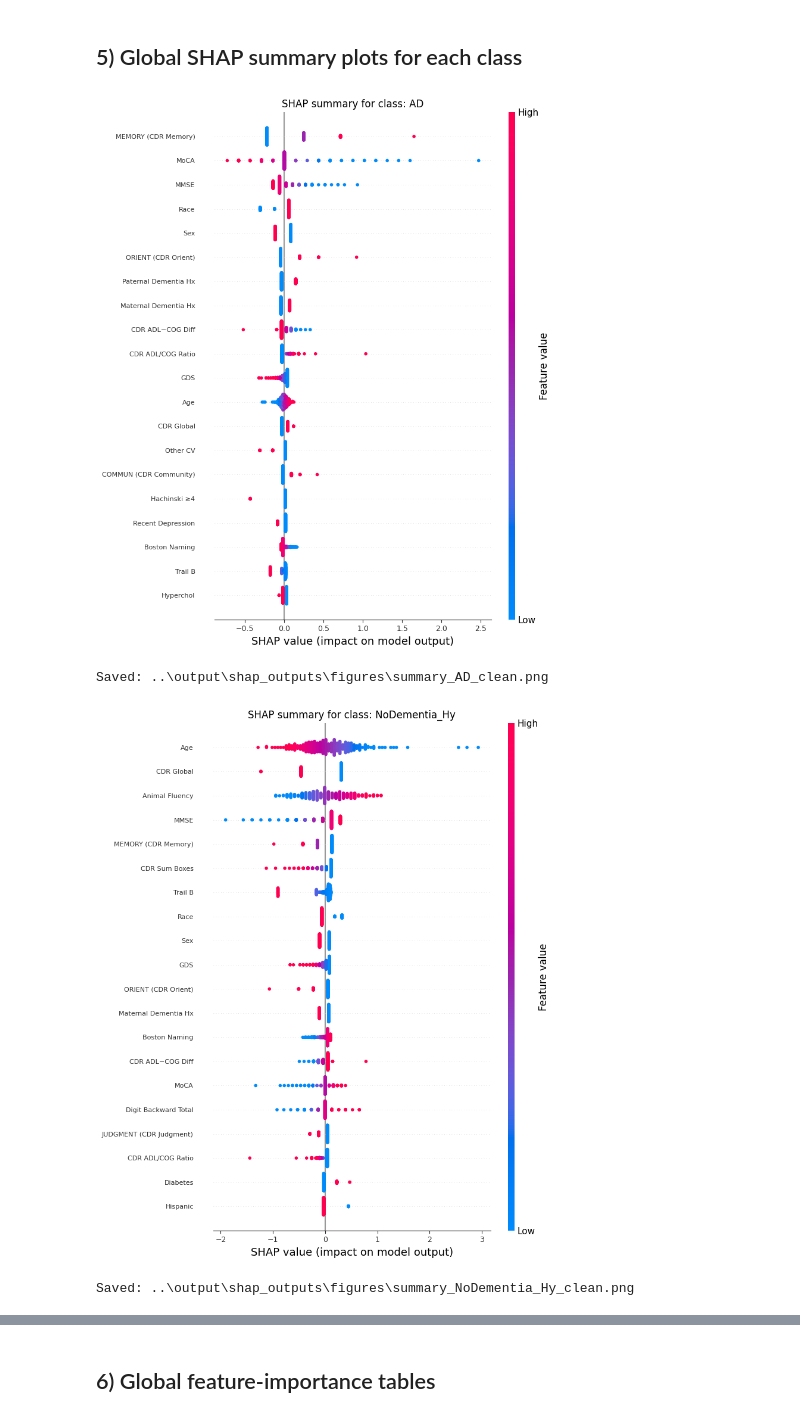
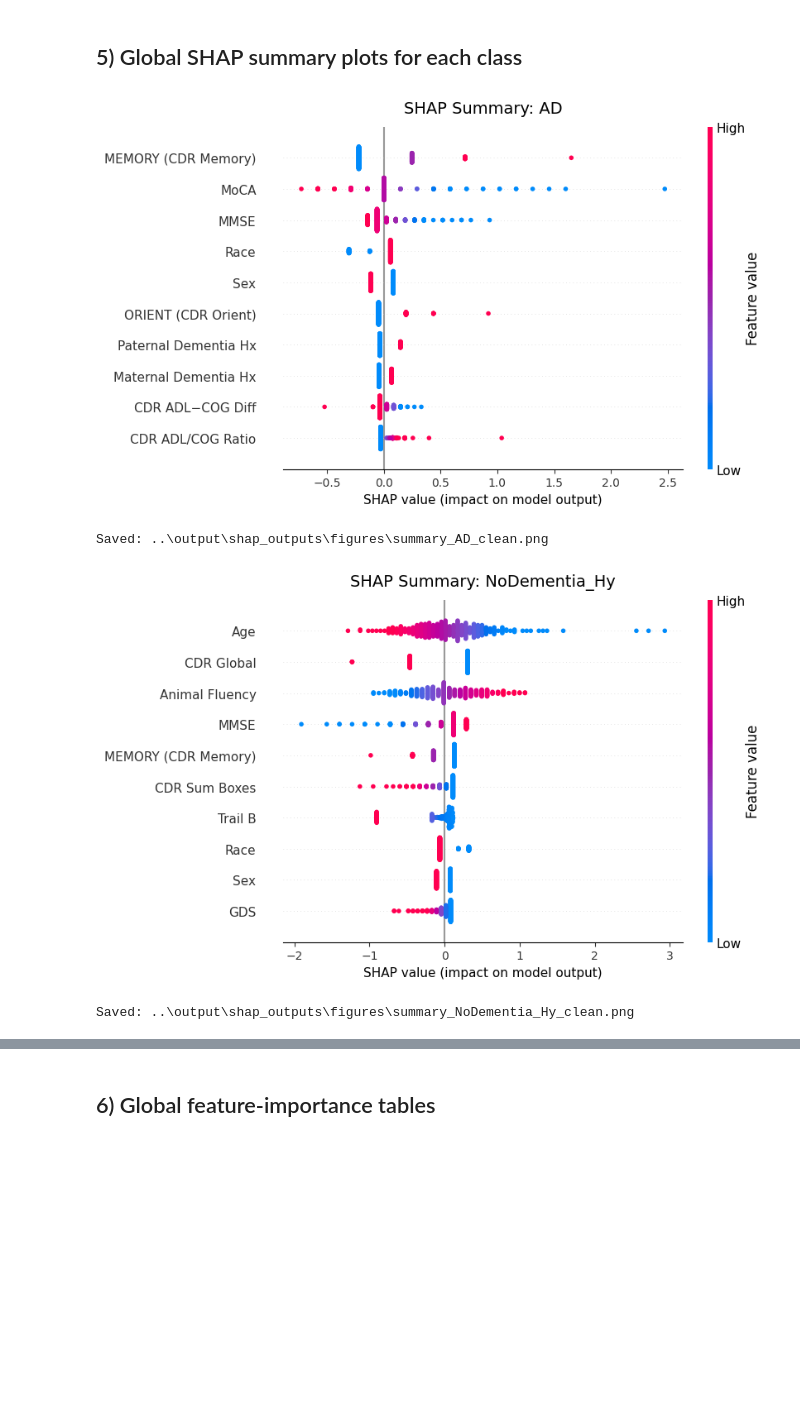
Before and after one commit to MihikaRanj/naccproject, a Jupyter notebook: src/05_shap_explainability_final_model.ipynb, the cells around one changed output, grey strips where cells are left out. Cells and saved outputs as stored; diff of their text form; code cells hidden in the pictures; blank space fills up the shorter version.

```diff
--- a/src/05_shap_explainability_final_model.ipynb
+++ b/src/05_shap_explainability_final_model.ipynb
@@ -797,41 +797,82 @@ for k, cls in enumerate(class_order):
         col = X_explain[:, idxs[0]]
 
         if hasattr(col, "toarray"):
             col = col.toarray().ravel()
         else:
             col = np.asarray(col).ravel()
 
         collapsed_data.append(pd.to_numeric(col, errors="coerce"))
 
     collapsed_vals = np.array(collapsed_vals).T
     collapsed_data = np.array(collapsed_data).T
 
-    plt.figure(figsize=(10, 8))
+    # Poster-friendly SHAP plot
+    TOP_FEATURES = 10
 
     shap.summary_plot(
         collapsed_vals,
         collapsed_data,
         feature_names=collapsed_names,
-        show=False
+        max_display=TOP_FEATURES,
+        show=False,
+        plot_size=(8.5, 5.2)
     )
 
     ax = plt.gca()
-    ax.tick_params(axis='y', labelsize=8)
-    ax.tick_params(axis='x', labelsize=9)
 
-    plt.gcf().subplots_adjust(left=0.40)
+    # Make labels easier to read on poster
+    ax.tick_params(axis='y', labelsize=11)
+    ax.tick_params(axis='x', labelsize=10)
+
+    ax.set_xlabel(
+        "SHAP value (impact on model output)",
+        fontsize=11
+    )
+
+    # More room for feature names on left
+    plt.gcf().subplots_adjust(
+        left=0.34,
+        right=0.93,
+        top=0.90,
+        bottom=0.14
+    )
 
     plt.title(
-        f"SHAP summary for class: {cls}",
-        fontsize=12
+        f"SHAP Summary: {cls}",
+        fontsize=14,
+        pad=12
     )
 
     save_current_fig(f"summary_{cls}_clean.png")
 
     plt.show()
     plt.close()
+    # plt.figure(figsize=(10, 8))
+
+    # shap.summary_plot(
+    #     collapsed_vals,
+    #     collapsed_data,
+    #     feature_names=collapsed_names,
+    #     show=False
+    # )
+
+    # ax = plt.gca()
+    # ax.tick_params(axis='y', labelsize=8)
+    # ax.tick_params(axis='x', labelsize=9)
+
+    # plt.gcf().subplots_adjust(left=0.40)
+
+    # plt.title(
+    #     f"SHAP summary for class: {cls}",
+    #     fontsize=12
+    # )
+
+    # save_current_fig(f"summary_{cls}_clean.png")
+
+    # plt.show()
+    # plt.close()
 # %% [output]
-[figure, old version]
+[figure, new version]
 Saved: ..\output\shap_outputs\figures\summary_AD_clean.png
-[figure, old version]
+[figure, new version]
 Saved: ..\output\shap_outputs\figures\summary_NoDementia_Hy_clean.png
```
Also changed, not shown: parts of 3 cells of this notebook, 14 other files.
